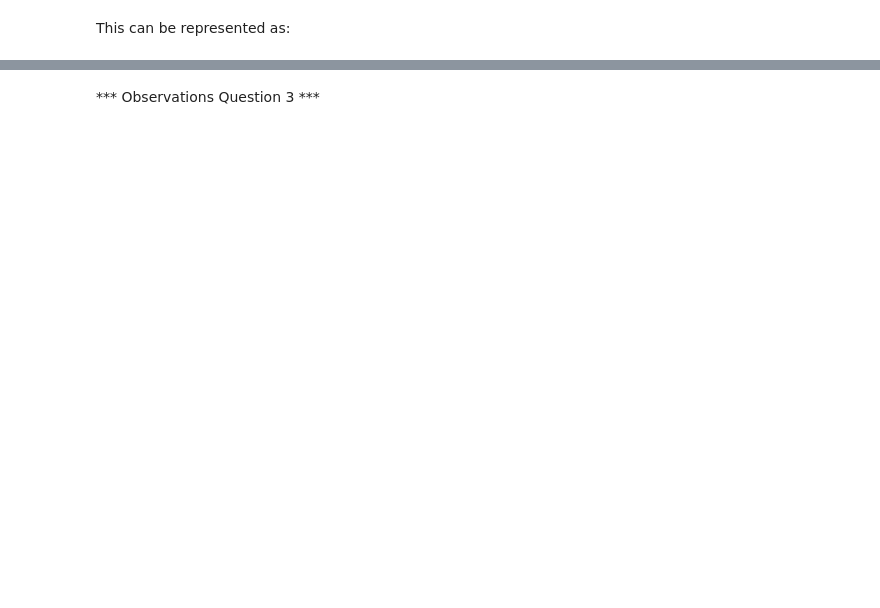
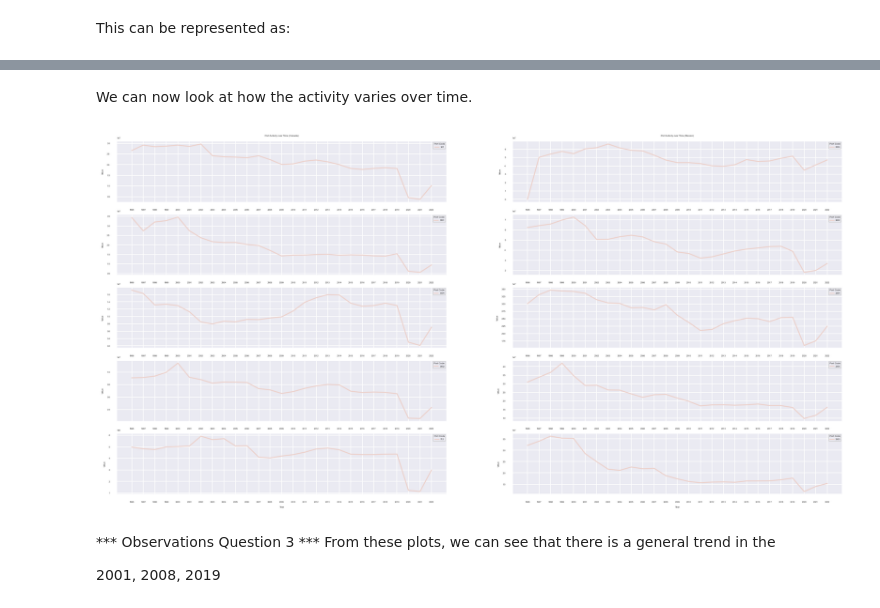
Before and after one commit to Roman20022002/Data-Analysis, a Jupyter notebook: DataMadness.ipynb, the cells around one changed output, grey strips where cells are left out. Saved outputs shown, nothing was run; the diff lists cells and outputs as text; code cells hidden in the pictures; blank space fills up the shorter version.

```diff
--- a/DataMadness.ipynb
+++ b/DataMadness.ipynb
@@ -547,2 +526,29 @@ Image('C:/Users/Can/Desktop/dsai/DA/mappoints.png')
-# %% [markdown]
-*** Observations Question 3 ***
+# %% [markdown]
+We can now look at how the activity varies over time.
+# %%
+figss, axsss = plt.subplots(nrows=5,ncols=2)
+# plt.title("Port Activity over Time")
+
+tPortC = canadacrossings[['Year','Port Code','Value']].groupby(['Year','Port Code']).agg(sum).reset_index(level=['Port Code']).drop(index='2023')
+tPortM = mexicocrossings[['Year','Port Code','Value']].groupby(['Year','Port Code']).agg(sum).reset_index(level=['Port Code']).drop(index='2023')
+
+sns.lineplot(data=tPortC.loc[(tPortC['Port Code'] >= 901) & (tPortC['Port Code'] <= 901)],x="Year",y="Value",hue="Port Code",ax=axsss[0,0]).set(title='Port Activity over Time (Canada)')
+sns.lineplot(data=tPortC.loc[(tPortC['Port Code'] >= 3801) & (tPortC['Port Code'] <= 3801)],x="Year",y="Value",hue="Port Code",ax=axsss[1,0])
+sns.lineplot(data=tPortC.loc[(tPortC['Port Code'] >= 3004) & (tPortC['Port Code'] <= 3004)],x="Year",y="Value",hue="Port Code",ax=axsss[2,0])
+sns.lineplot(data=tPortC.loc[(tPortC['Port Code'] >= 3802) & (tPortC['Port Code'] <= 3802)],x="Year",y="Value",hue="Port Code",ax=axsss[3,0])
+sns.lineplot(data=tPortC.loc[(tPortC['Port Code'] >= 712) & (tPortC['Port Code'] <= 712)],x="Year",y="Value",hue="Port Code",ax=axsss[4,0])
+
+sns.lineplot(data=tPortM.loc[(tPortM['Port Code'] >= 2504) & (tPortM['Port Code'] <= 2504)],x="Year",y="Value",hue="Port Code",ax=axsss[0,1]).set(title='Port Activity over Time (Mexico)')
+sns.lineplot(data=tPortM.loc[(tPortM['Port Code'] >= 2402) & (tPortM['Port Code'] <= 2402)],x="Year",y="Value",hue="Port Code",ax=axsss[1,1])
+sns.lineplot(data=tPortM.loc[(tPortM['Port Code'] >= 2304) & (tPortM['Port Code'] <= 2304)],x="Year",y="Value",hue="Port Code",ax=axsss[2,1])
+sns.lineplot(data=tPortM.loc[(tPortM['Port Code'] >= 2305) & (tPortM['Port Code'] <= 2305)],x="Year",y="Value",hue="Port Code",ax=axsss[3,1])
+sns.lineplot(data=tPortM.loc[(tPortM['Port Code'] >= 2503) & (tPortM['Port Code'] <= 2503)],x="Year",y="Value",hue="Port Code",ax=axsss[4,1])
+
+sns.set_context("paper", font_scale=0.4)
+# %% [output]
+[figure, added]
+# %% [markdown]
+*** Observations Question 3 ***
+From these plots, we can see that there is a general trend in the
+
+2001, 2008, 2019
```
Also changed, not shown: parts of 12 cells of this notebook.
